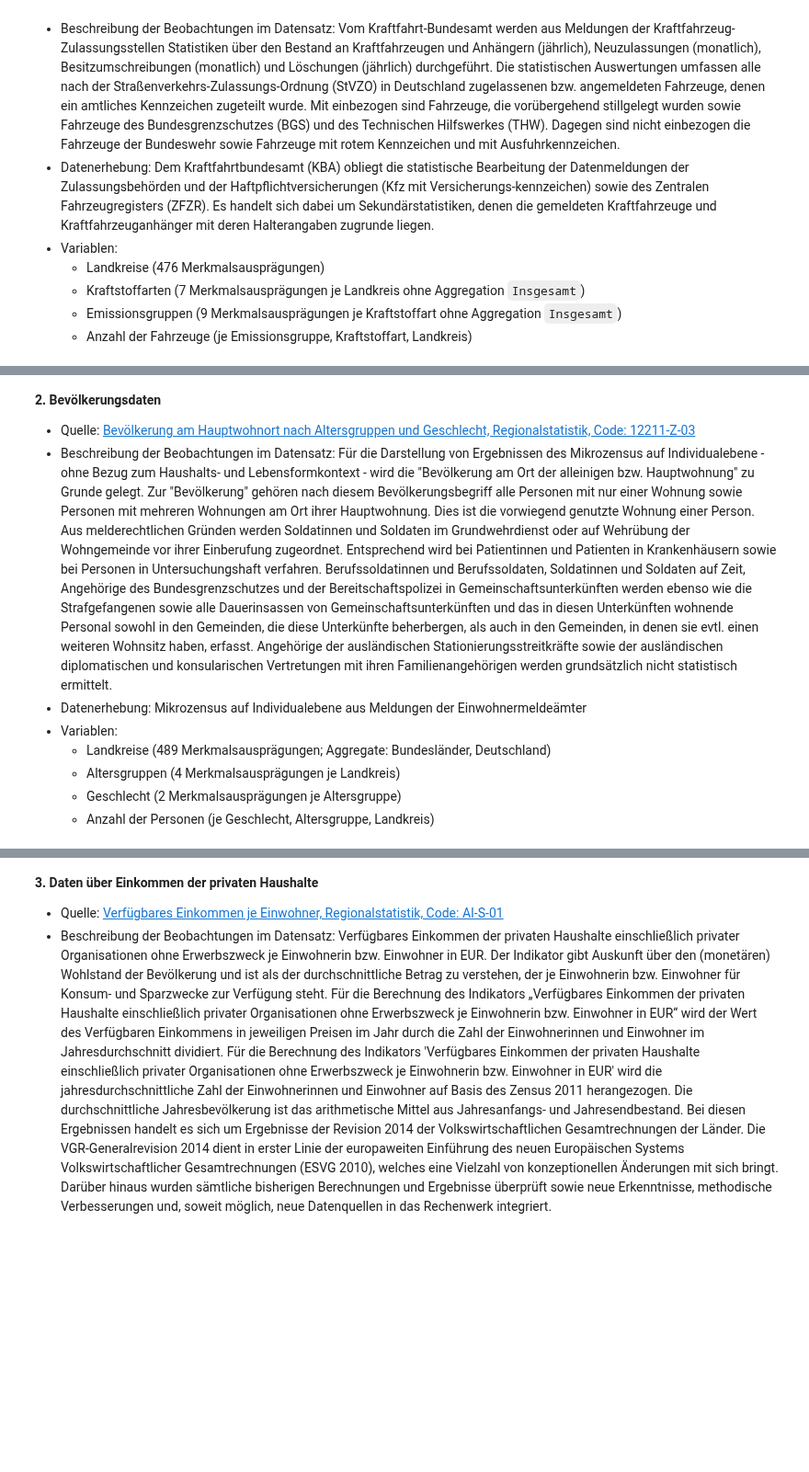
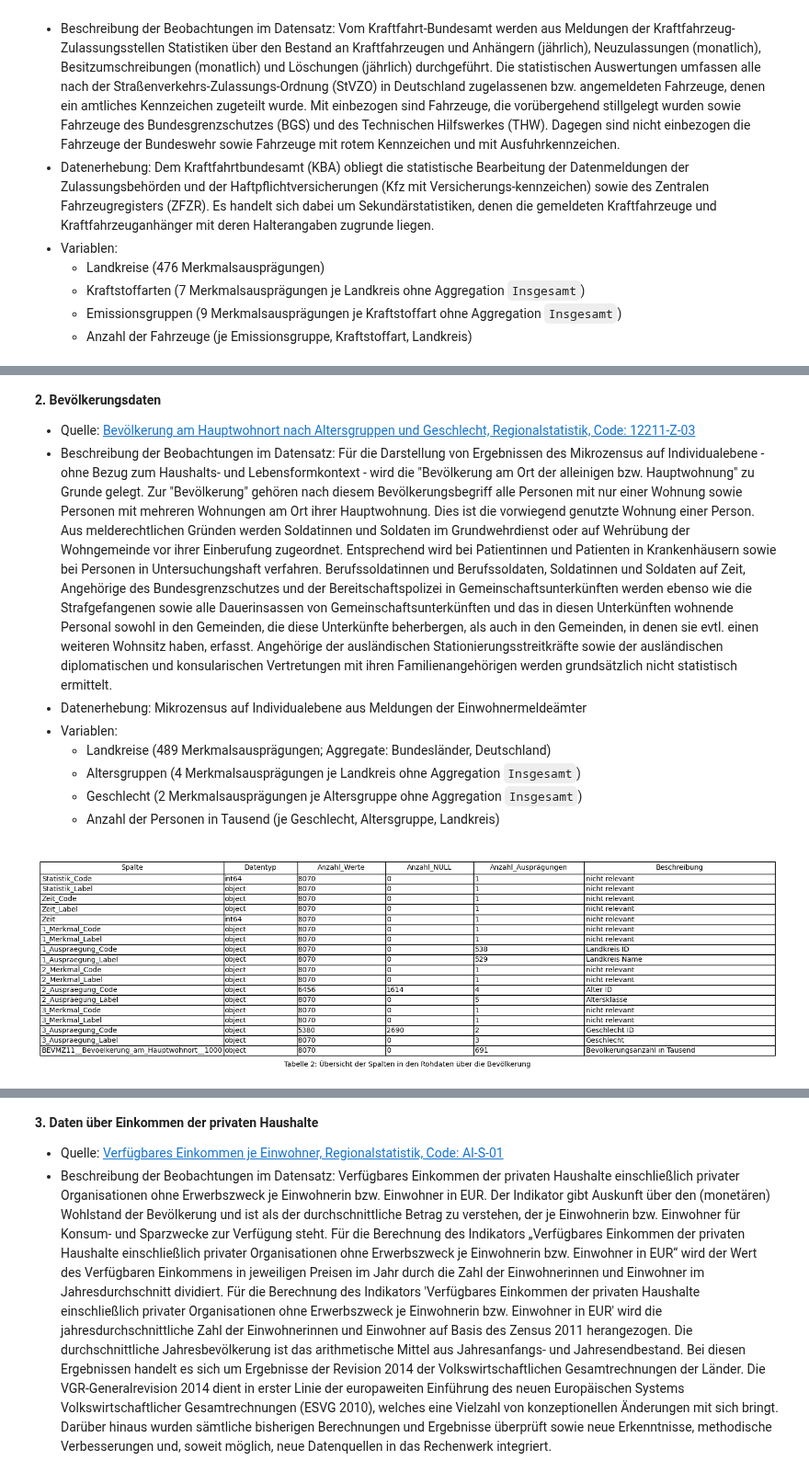
Before and after one commit to mn086/project, a Jupyter notebook: reports/report.ipynb, the cells around one changed output, grey strips where cells are left out. Shown at 92% size. Cells and saved outputs as stored; diff of their text form; code cells hidden in the pictures; blank space fills up the shorter version.

Commit message:
Info-Tabellen aktualisiert und bei jedem Rohdatensatz als Abbildung hinzugefügt.

```diff
--- a/reports/report.ipynb
+++ b/reports/report.ipynb
@@ -61,6 +61,10 @@ create_info_figure(df_kfz, 'Tabelle 1: Übersicht der Spalten in den Rohdaten ü
 - Datenerhebung: Mikrozensus auf Individualebene aus Meldungen der Einwohnermeldeämter
 - Variablen:
     - Landkreise (489 Merkmalsausprägungen; Aggregate: Bundesländer, Deutschland)
-    - Altersgruppen (4 Merkmalsausprägungen je Landkreis)
-    - Geschlecht (2 Merkmalsausprägungen je Altersgruppe)
-    - Anzahl der Personen (je Geschlecht, Altersgruppe, Landkreis)
+    - Altersgruppen (4 Merkmalsausprägungen je Landkreis ohne Aggregation `Insgesamt`)
+    - Geschlecht (2 Merkmalsausprägungen je Altersgruppe ohne Aggregation `Insgesamt`)
+    - Anzahl der Personen in Tausend (je Geschlecht, Altersgruppe, Landkreis)
+# %%
+create_info_figure(df_pop, 'Tabelle 2: Übersicht der Spalten in den Rohdaten über die Bevölkerung')
+# %% [output]
+[figure, added]
```
Also changed, not shown: parts of 4 cells of this notebook, 1 other file.
